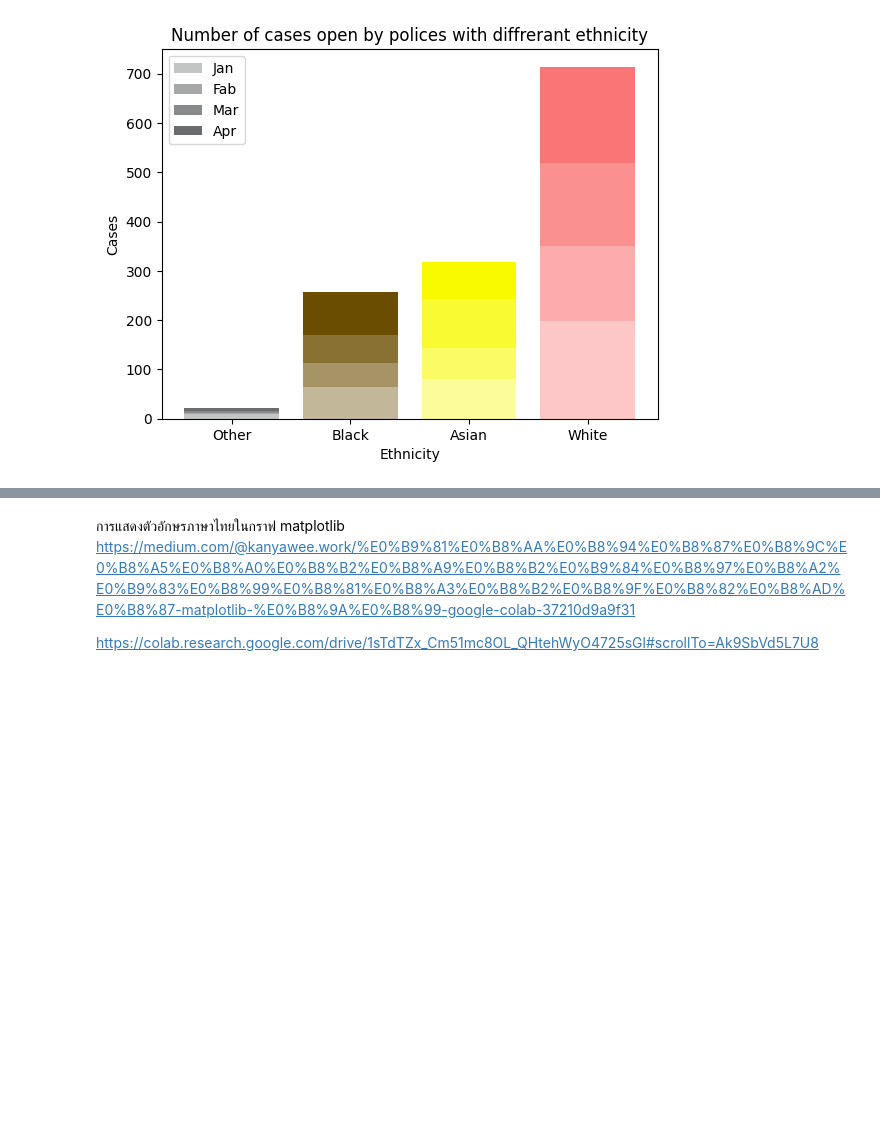
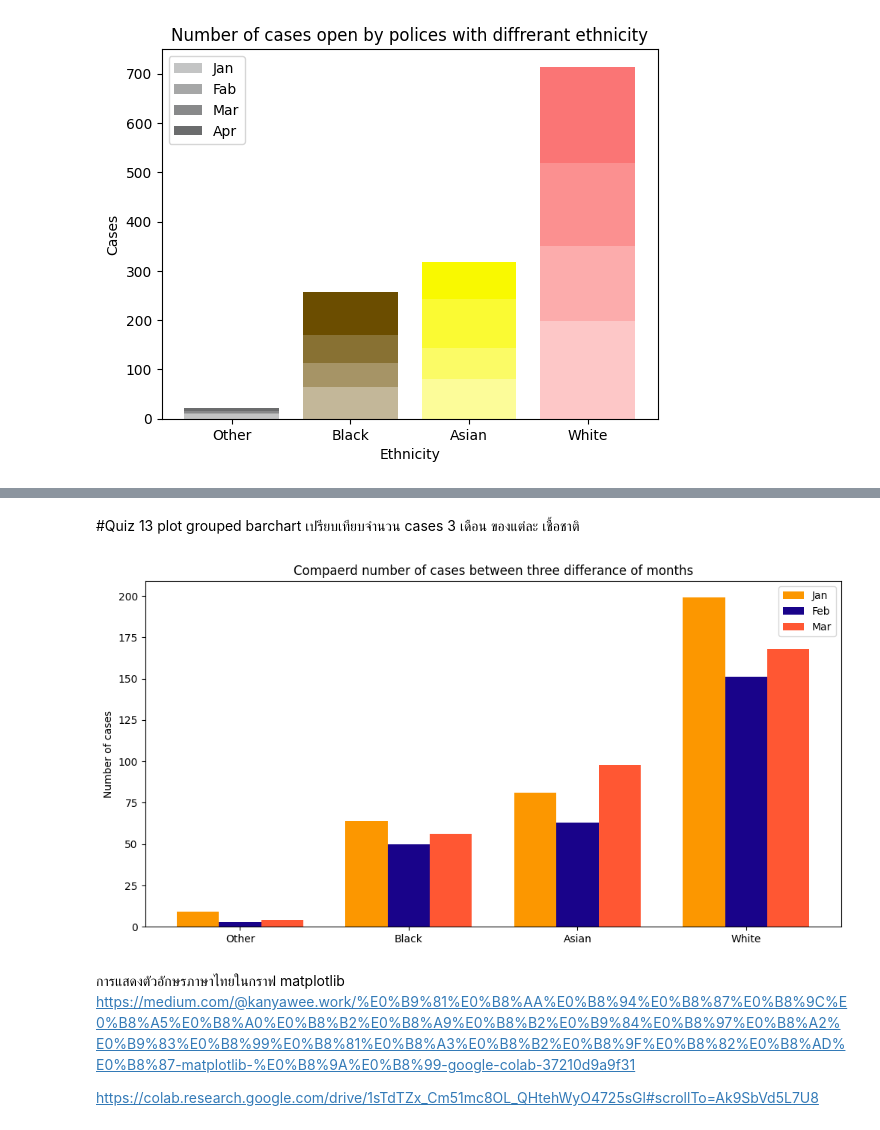
Before and after one commit to Moogrob127/dataviz2025, a Jupyter notebook: Visualize_Data_Comparison_2025.ipynb, the cells around one changed output, grey strips where cells are left out. Saved outputs shown, nothing was run; the diff lists cells and outputs as text; code cells hidden in the pictures; blank space fills up the shorter version.

Commit message:
Quiz13

```diff
--- a/Visualize_Data_Comparison_2025.ipynb
+++ b/Visualize_Data_Comparison_2025.ipynb
@@ -312,3 +212,23 @@ plt.show()
+# %% [markdown]
+#Quiz 13
+plot grouped barchart เปรียบเทียบจำนวน cases 3 เดือน ของแต่ละ เชื้อชาติ
+# %%
+x = np.arange(len(compared_police_etc1))  # the label locations
+width = 0.25  # Adjusted width for three bars
+
+fig, ax = plt.subplots(figsize=(12, 6))
+rects1 = ax.bar(x - width, compared_police_etc1['Type'], width, label='Jan',color = '#fc9700')
+rects2 = ax.bar(x, compared_police_etc2['Type'], width, label='Feb',color = '#19038a')
+rects3 = ax.bar(x + width, compared_police_etc3['Type'], width, label='Mar',color = '#FF5733')
+
+# Add some text for labels, title and custom x-axis tick labels, etc.
+ax.set_ylabel('Number of cases')
+ax.set_title('Compaerd number of cases between three differance of months')
+ax.set_xticks(x)
+ax.set_xticklabels(compared_police_etc1['Officer-defined ethnicity'])
+ax.legend();
+# %% [output]
+[figure, added]
 # %% [markdown]
 การแสดงตัวอักษรภาษาไทยในกราฟ matplotlib
 https://medium.com/@kanyawee.work/%E0%B9%81%E0%B8%AA%E0%B8%94%E0%B8%87%E0%B8%9C%E0%B8%A5%E0%B8%A0%E0%B8%B2%E0%B8%A9%E0%B8%B2%E0%B9%84%E0%B8%97%E0%B8%A2%E0%B9%83%E0%B8%99%E0%B8%81%E0%B8%A3%E0%B8%B2%E0%B8%9F%E0%B8%82%E0%B8%AD%E0%B8%87-matplotlib-%E0%B8%9A%E0%B8%99-google-colab-37210d9a9f31
```
Also changed, not shown: parts of 26 cells of this notebook.
